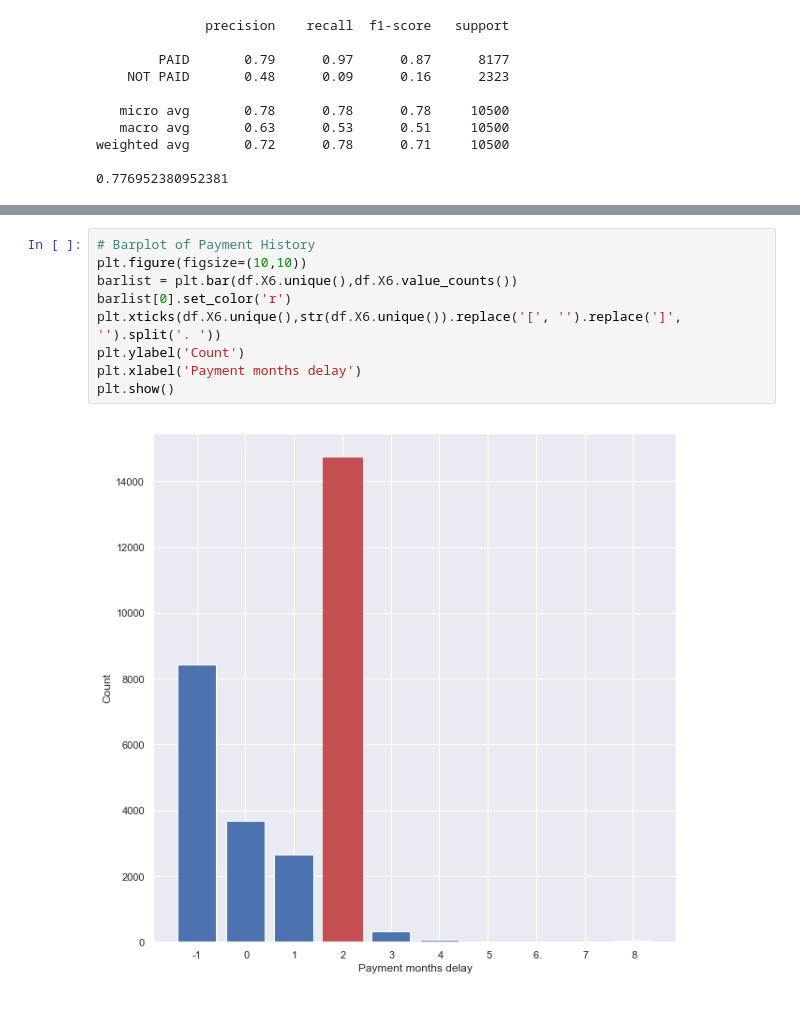
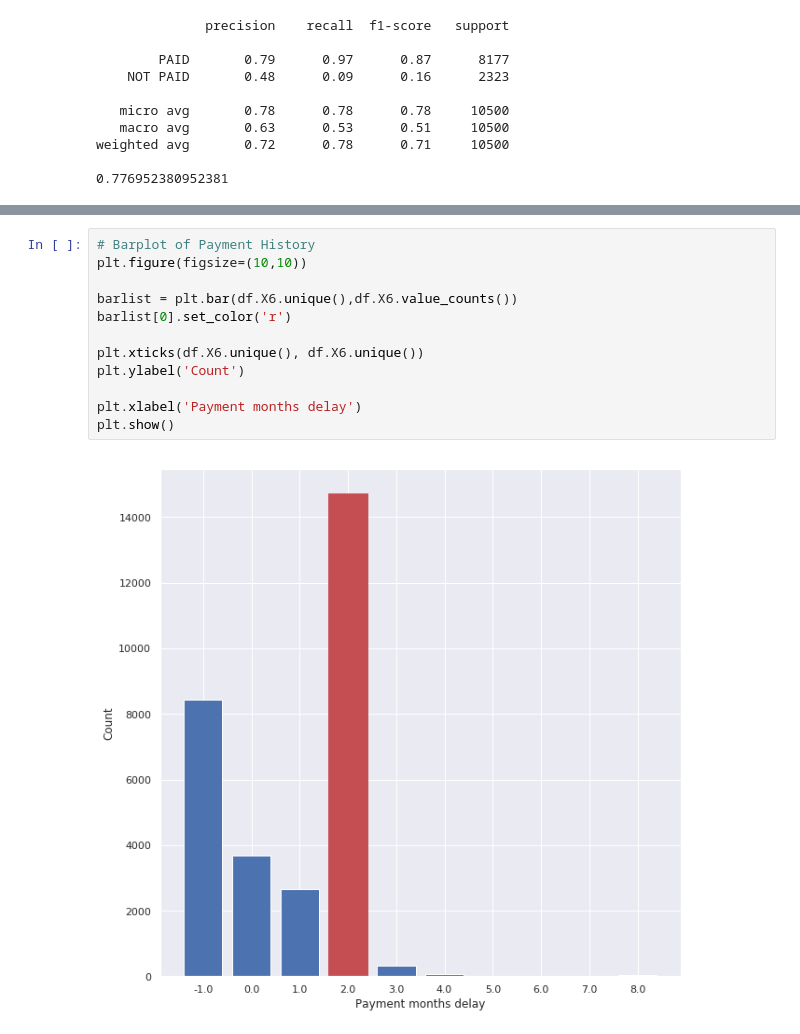
Before and after one commit to Machine-Learning-FGA/default-of-credit-card-clients, a Jupyter notebook: Predição Inadimplência Cartão de Crédito.ipynb, the cells around one changed output, grey strips where cells are left out. Drawn from its saved outputs; the diff is of its cells as text.

```diff
--- a/Predição Inadimplência Cartão de Crédito.ipynb
+++ b/Predição Inadimplência Cartão de Crédito.ipynb
@@ -127,14 +132,17 @@ plt.show()
 # %%
 # Barplot of Payment History
 plt.figure(figsize=(10,10))
+
 barlist = plt.bar(df.X6.unique(),df.X6.value_counts())
 barlist[0].set_color('r')
-plt.xticks(df.X6.unique(),str(df.X6.unique()).replace('[', '').replace(']', '').split('. '))
+
+plt.xticks(df.X6.unique(), df.X6.unique())
 plt.ylabel('Count')
+
 plt.xlabel('Payment months delay')
 plt.show()
 # %% [output]
-[figure, old version]
+[figure, new version]
 # %%
 import pandas as pd
 from sklearn.manifold import TSNE
```
Also changed, not shown: parts of 6 cells of this notebook.
